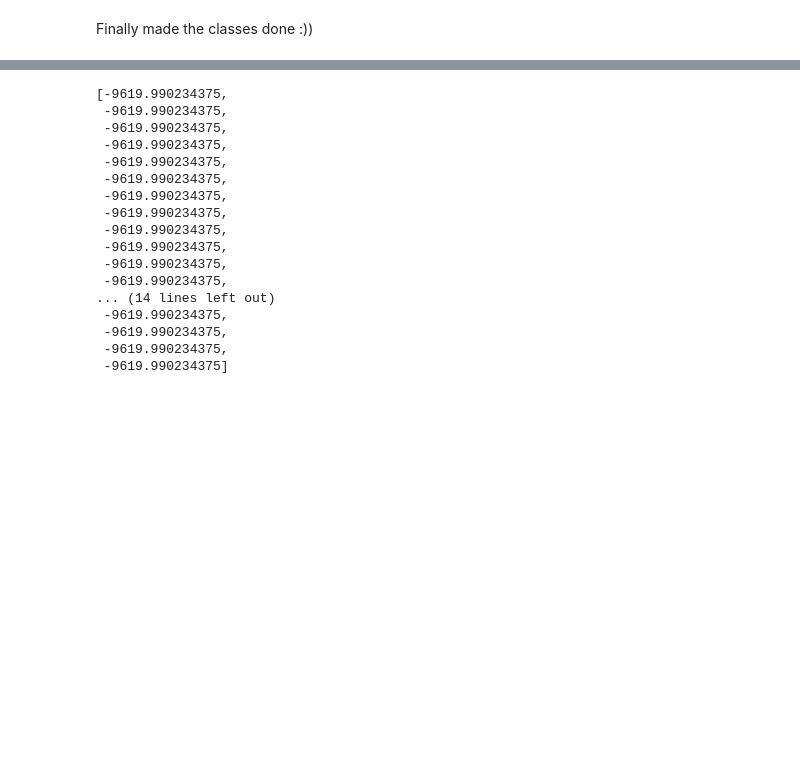
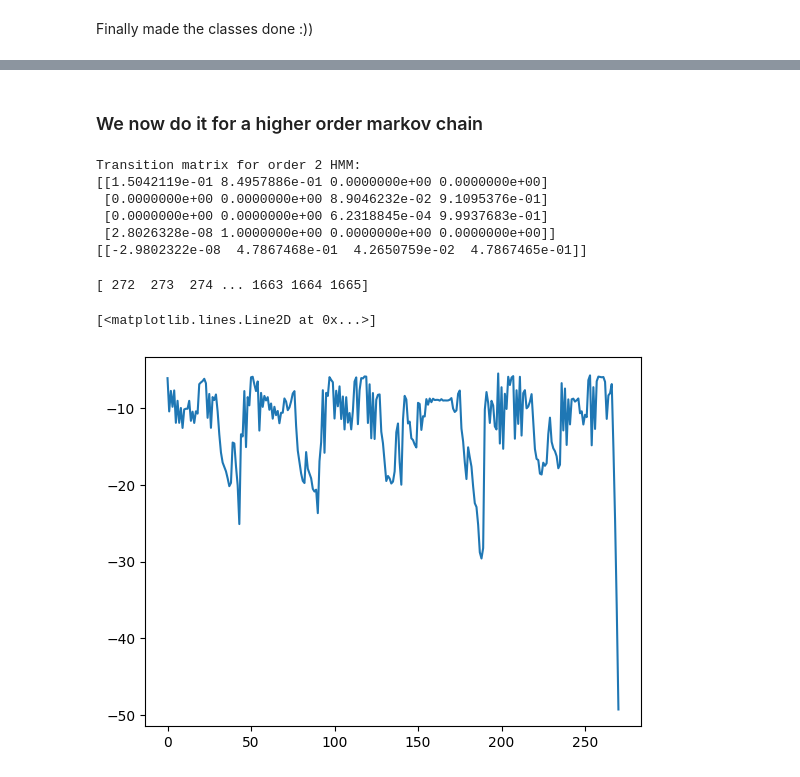
Before and after one commit to Maccen26/hmm-project, a Jupyter notebook: week7.ipynb, the cells around one changed output, grey strips where cells are left out. Cells and saved outputs as stored; diff of their text form; code cells hidden in the pictures; blank space fills up the shorter version.

```diff
--- a/week7.ipynb
+++ b/week7.ipynb
@@ -87,20 +116,38 @@ Text(0.5, 1.0, 'Log-likelihood as a function of phi tilde')
-# %%
-fit_hist
-# %% [output]
-[-9619.990234375,
- -9619.990234375,
- -9619.990234375,
- -9619.990234375,
- -9619.990234375,
- -9619.990234375,
- -9619.990234375,
- -9619.990234375,
- -9619.990234375,
- -9619.990234375,
- -9619.990234375,
- -9619.990234375,
-... (14 lines left out)
- -9619.990234375,
- -9619.990234375,
- -9619.990234375,
- -9619.990234375]
+# %% [markdown]
+### We now do it for a higher order markov chain
+# %%
+from src.api.v4 import StaticTransitionHigherOrder
+
+logits = ar_hmm.transition.transition_logits[:, 0]
+
+transition_matrix = StaticTransitionHigherOrder(transition_logits=logits, order = 2, num_states=2)
+gauss_emission = GaussEmission.from_params(mu=mean, sigma=sd)
+hmm_order_2 = HMM(transition=transition_matrix, emission=gauss_emission)
+
+print("Transition matrix for order 2 HMM:")
+print(hmm_order_2.transition.transition_matrix())
+print(hmm_order_2._compute_stationary_distribution())
+# %% [output]
+Transition matrix for order 2 HMM:
+[[1.5042119e-01 8.4957886e-01 0.0000000e+00 0.0000000e+00]
+ [0.0000000e+00 0.0000000e+00 8.9046232e-02 9.1095376e-01]
+ [0.0000000e+00 0.0000000e+00 6.2318845e-04 9.9937683e-01]
+ [2.8026328e-08 1.0000000e+00 0.0000000e+00 0.0000000e+00]]
+[[-2.9802322e-08  4.7867468e-01  4.2650759e-02  4.7867465e-01]]
+# %%
+from src.api.v4 import ForwardAlgorithm
+params = hmm_order_2.params
+alg = ForwardAlgorithm()
+u0 = hmm_order_2._compute_stationary_distribution()
+
+output = alg.run(params, u0, ys)
+
+nan_ids = jnp.where(jnp.isnan(output.ft))[0]
+print(nan_ids)
+import matplotlib.pyplot as plt
+
+plt.plot(jnp.log(output.ft))
+# %% [output]
+[ 272  273  274 ... 1663 1664 1665]
+[<matplotlib.lines.Line2D at 0x...>]
+[figure, added]
```
Also changed, not shown: parts of 12 cells of this notebook, 13 other files.
